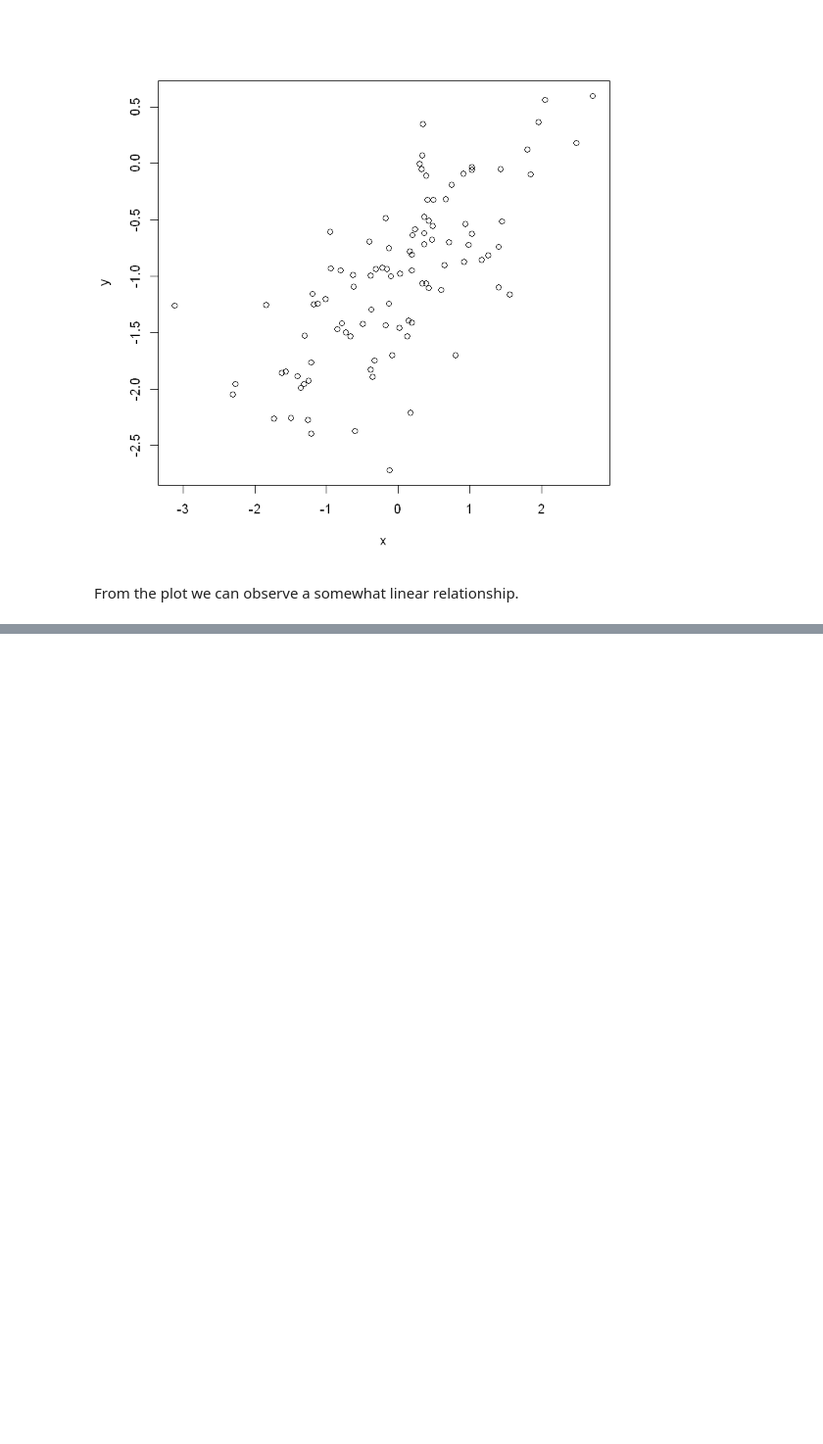
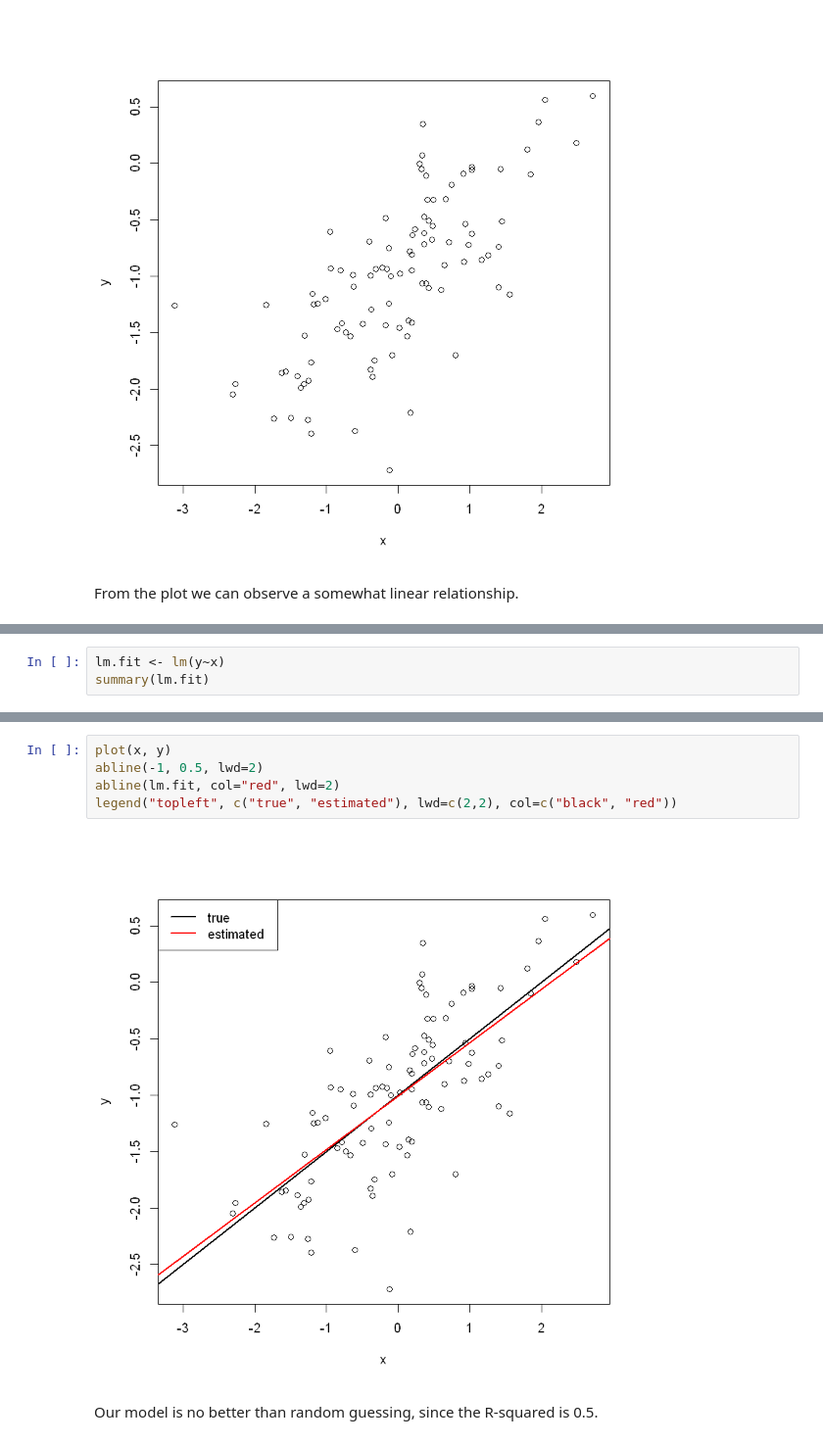
Before and after one commit to KamranMK/ISLR-Solutions, a Jupyter notebook: 3 Linear Regression/3-linear-regression-exercises.ipynb, the cells around one changed output, grey strips where cells are left out. Shown: that part at 98% size. Drawn from its saved outputs; the diff is of its cells as text; blank space fills up the shorter version.

```diff
--- a/3.6 Linear Regression/3.6-linear-regression-exercises.ipynb
+++ b/3 Linear Regression/3-linear-regression-exercises.ipynb
@@ -355,0 +392,3 @@ From the plot we can observe a somewhat linear relationship.
+# %%
+lm.fit <- lm(y~x)
+summary(lm.fit)
@@ -355,0 +417,9 @@ From the plot we can observe a somewhat linear relationship.
+# %%
+plot(x, y)
+abline(-1, 0.5, lwd=2)
+abline(lm.fit, col="red", lwd=2)
+legend("topleft", c("true", "estimated"), lwd=c(2,2), col=c("black", "red"))
+# %% [output]
+[figure, added]
+# %% [markdown]
+Our model is no better than random guessing, since the R-squared is 0.5.
```
Also changed, not shown: parts of 37 cells of this notebook, 1 other file.
